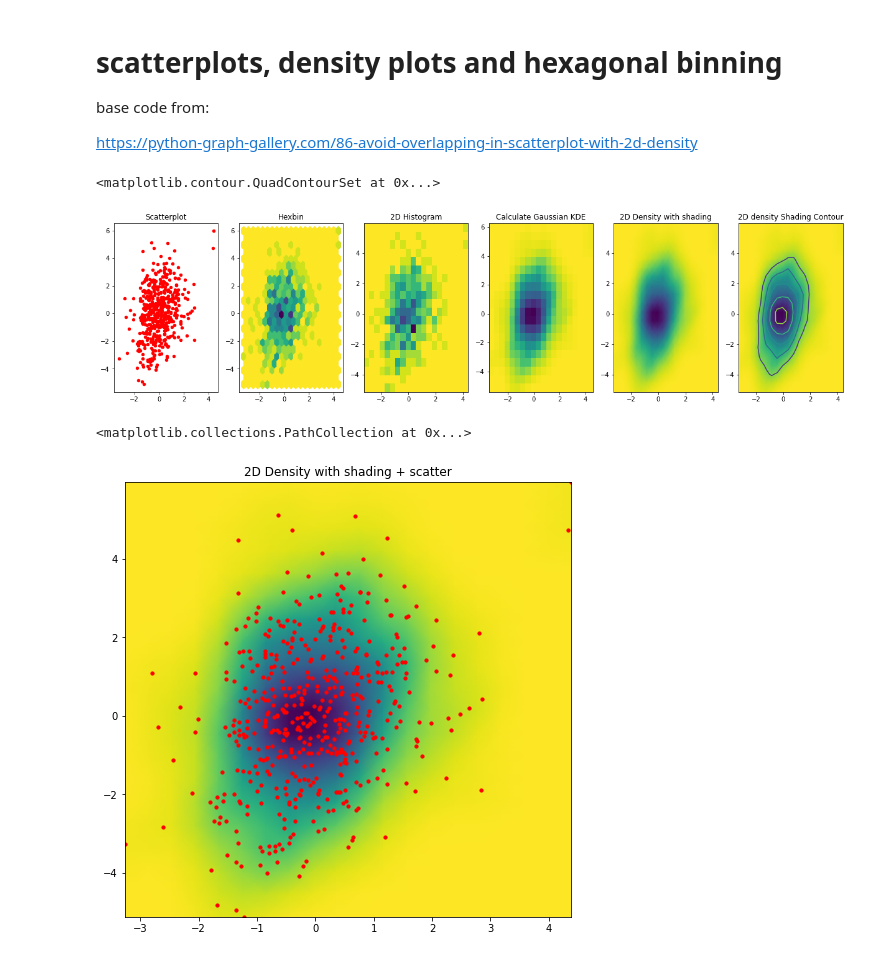
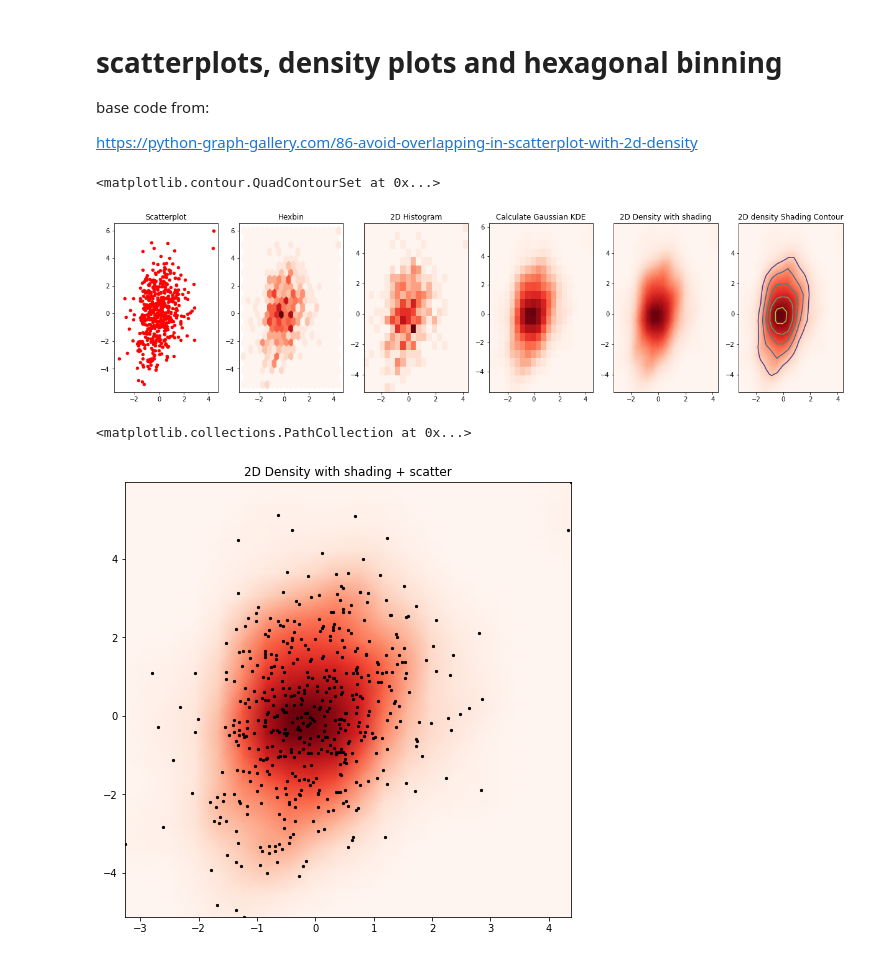
Before and after one commit to areasciencepark/maps_and_heatmaps, a Jupyter notebook: es1_density_maps.ipynb, the cells around one changed output. Cells and saved outputs as stored; diff of their text form; code cells hidden in the pictures.

```diff
--- a/es1_density_maps.ipynb
+++ b/es1_density_maps.ipynb
@@ -22,8 +22,8 @@ x, y = data.T
 fig, axes = plt.subplots(ncols=6, nrows=1, figsize=(21, 5))
 
 #choose a color map
-colors=plt.cm.BuGn_r
-colors=plt.cm.viridis_r
+#colors=plt.cm.BuGn_r
+colors=plt.cm.Reds
 
 # Scatterplot
 axes[0].set_title('Scatterplot')
@@ -58,13 +58,13 @@ axes[5].pcolormesh(xi, yi, zi.reshape(xi.shape), shading='gouraud', cmap=colors)
 axes[5].contour(xi, yi, zi.reshape(xi.shape) )
 # %% [output]
 <matplotlib.contour.QuadContourSet at 0x...>
-[figure, old version]
+[figure, new version]
 # %%
 fig, axes = plt.subplots(ncols=1, nrows=1, figsize=(8, 8))
 
 axes.set_title('2D Density with shading + scatter')
 axes.pcolormesh(xi, yi, zi.reshape(xi.shape), shading='gouraud', cmap=colors)
-axes.scatter(x, y, s=10, color="red")
+axes.scatter(x, y, s=5, color="black")
 # %% [output]
 <matplotlib.collections.PathCollection at 0x...>
-[figure, old version]
+[figure, new version]
```
